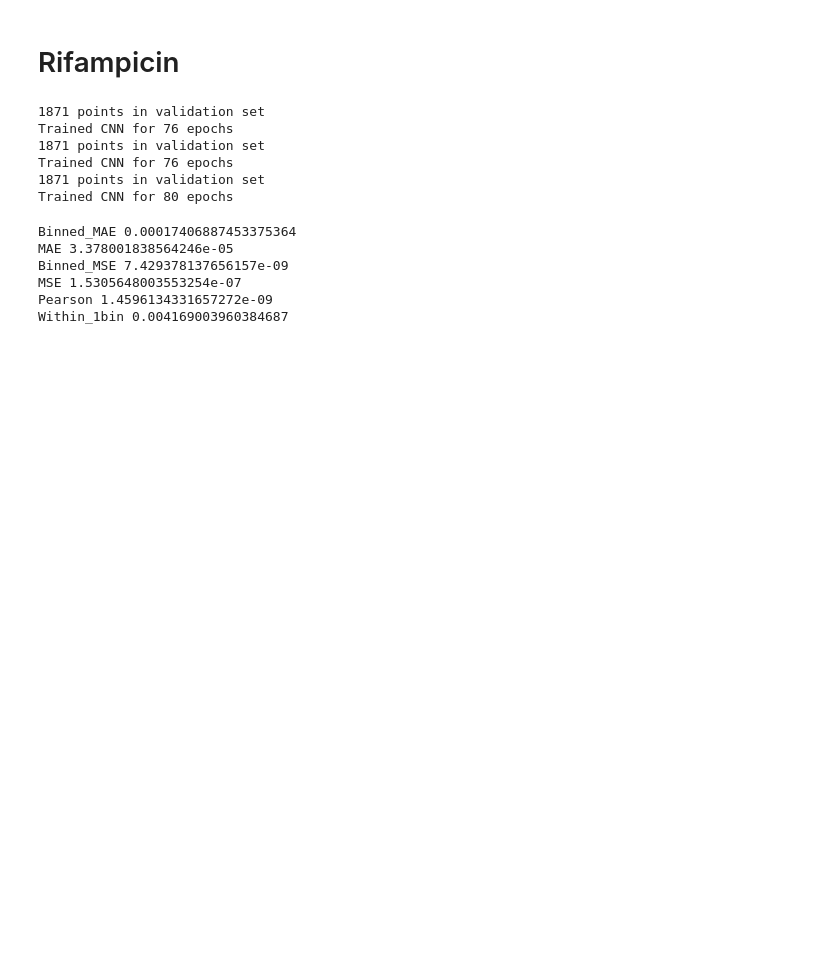
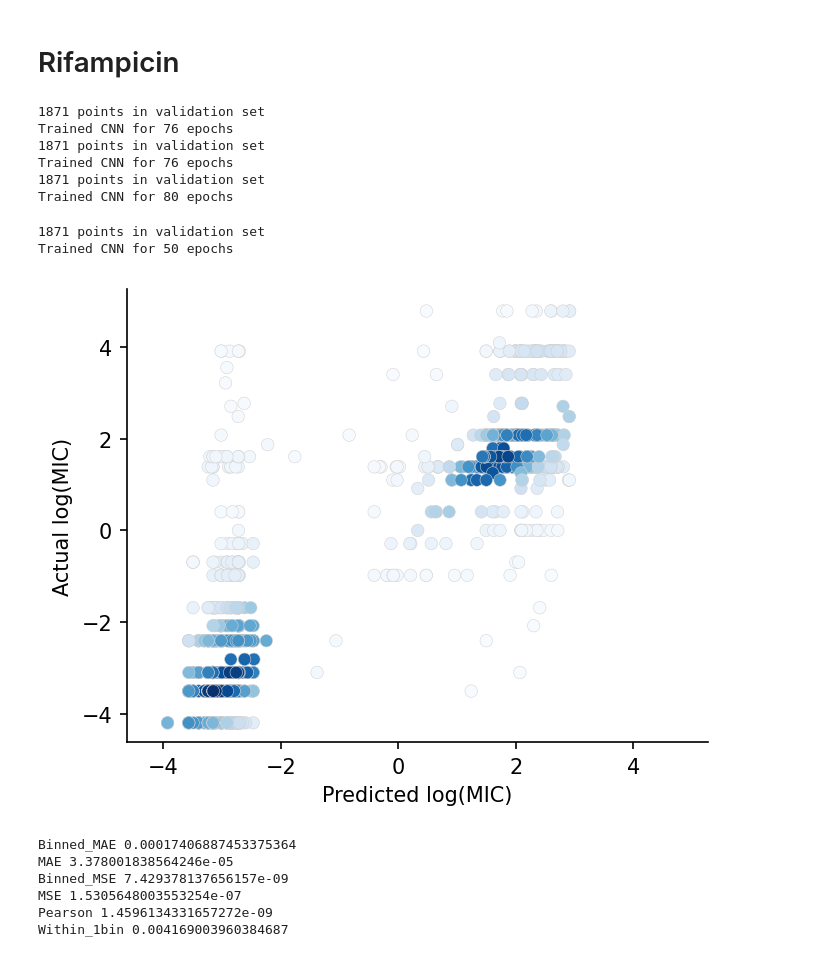
Before and after one commit to sanju99/MtbQuantCNN, a Jupyter notebook: analysis/performance_metrics.ipynb, the cells around one changed output. Saved outputs shown, nothing was run; the diff lists cells and outputs as text; code cells hidden in the pictures; blank space fills up the shorter version.

```diff
--- a/analysis/performance_metrics.ipynb
+++ b/analysis/performance_metrics.ipynb
@@ -323,6 +318,42 @@ Trained CNN for 76 epochs
 Trained CNN for 76 epochs
 1871 points in validation set
 Trained CNN for 80 epochs
+# %%
+pred_df = pd.read_csv(os.path.join(results_path, "RIF_rpoBC_lineage", "test_predictions.csv"))
+
+print(f"{len(pred_df)} points in validation set")
+print(f"Trained CNN for {len(history)} epochs")
+
+fig, ax = plt.subplots(1, 1, figsize=(5, 4))
+
+values = np.vstack([pred_df["y_pred"], pred_df["y_test"]])
+kernel = st.gaussian_kde(values)(values)
+
+sns.scatterplot(
+    data=pred_df,
+    x="y_pred",
+    y="y_test",
+    c=kernel,
+    cmap="Blues",
+    linewidth=0.25,
+    edgecolor="lightgray",
+    ax=ax
+)
+
+max_val = np.max([pred_df.y_pred, pred_df.y_test]) * 1.1
+min_val = np.min([pred_df.y_pred, pred_df.y_test]) * 1.1
+
+ax.set_xlabel("Predicted log(MIC)")
+ax.set_ylabel("Actual log(MIC)")
+ax.set_xlim(min_val, max_val)
+ax.set_ylim(min_val, max_val)
+
+sns.despine()
+plt.savefig("../../RIF_lineage_pred.png", dpi=300)
+# %% [output]
+1871 points in validation set
+Trained CNN for 50 epochs
+[figure, added]
 # %%
 # - lineage CNN is better than - lineage linReg
 for var in ["Binned_MAE", "MAE", "Binned_MSE", "MSE", "Pearson", "Within_1bin"]:
```
Also changed, not shown: parts of 32 cells of this notebook, 13 other files.
